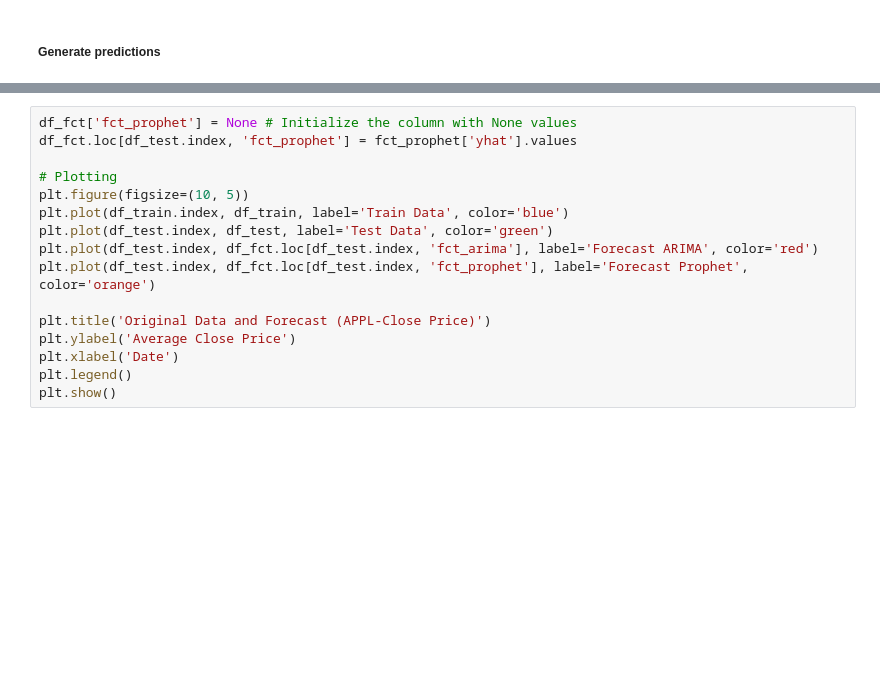
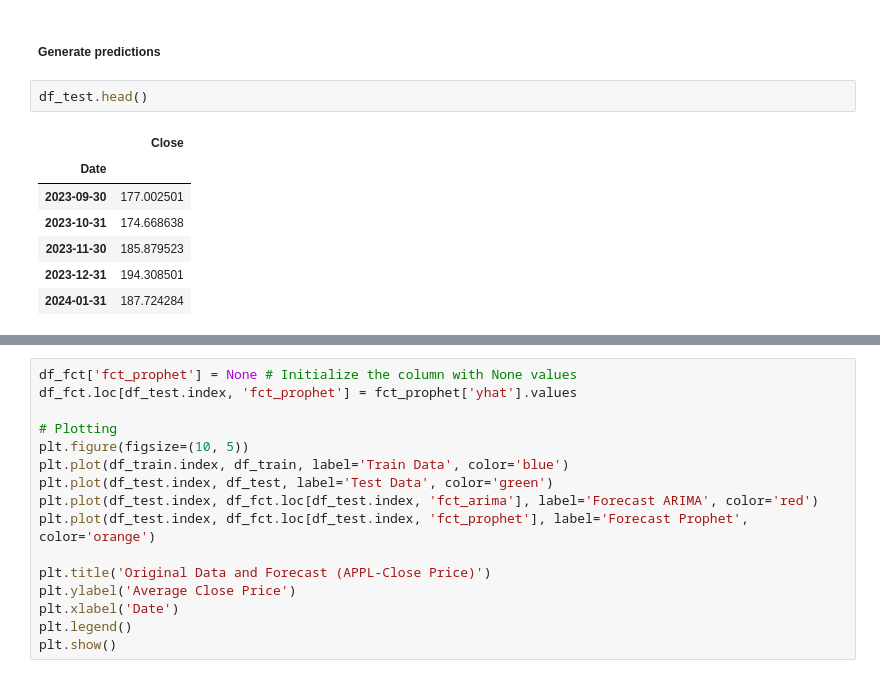
Before and after one commit to lisek75/ts_forecasting_notebook, a Jupyter notebook: aapl_stock/aapl_stock.ipynb, the cells around one changed output, grey strips where cells are left out. Drawn from its saved outputs; the diff is of its cells as text; blank space fills up the shorter version.

```diff
--- a/aapl_stock/aapl_stock.ipynb
+++ b/aapl_stock/aapl_stock.ipynb
@@ -303,6 +304,16 @@ Wall time: 648 ms
 <prophet.forecaster.Prophet at 0x...>
 # %% [markdown]
 ##### Generate predictions
+# %%
+df_test.head()
+# %% [output]
+|  | Close |
+| Date |  |
+| 2023-09-30 | 177.002501 |
+| 2023-10-31 | 174.668638 |
+| 2023-11-30 | 185.879523 |
+| 2023-12-31 | 194.308501 |
+| 2024-01-31 | 187.724284 |
 # %%
 fct_prophet = model.predict(df_test_prophet)
 fct_prophet.head()
```
Also changed, not shown: parts of 13 cells of this notebook.
